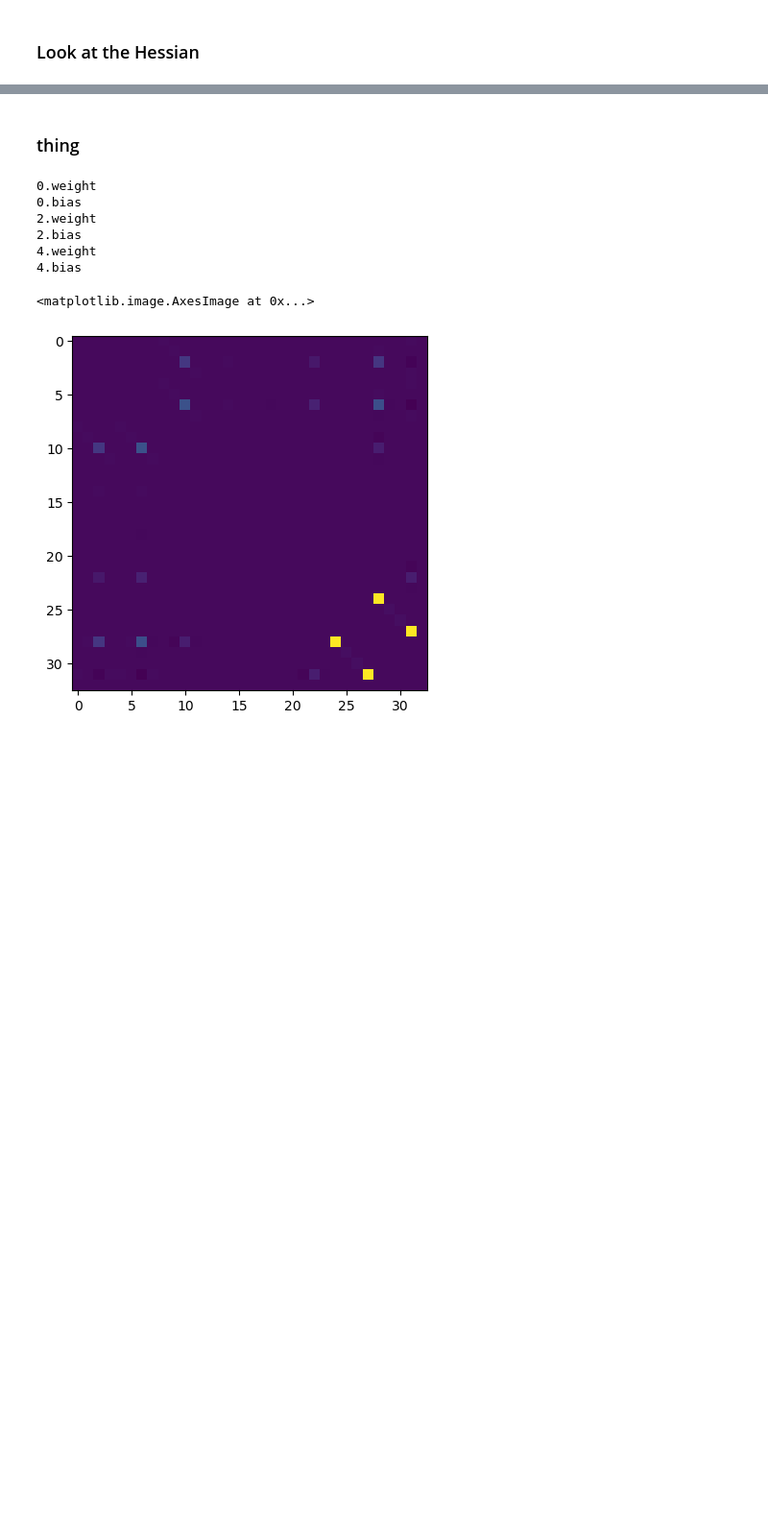
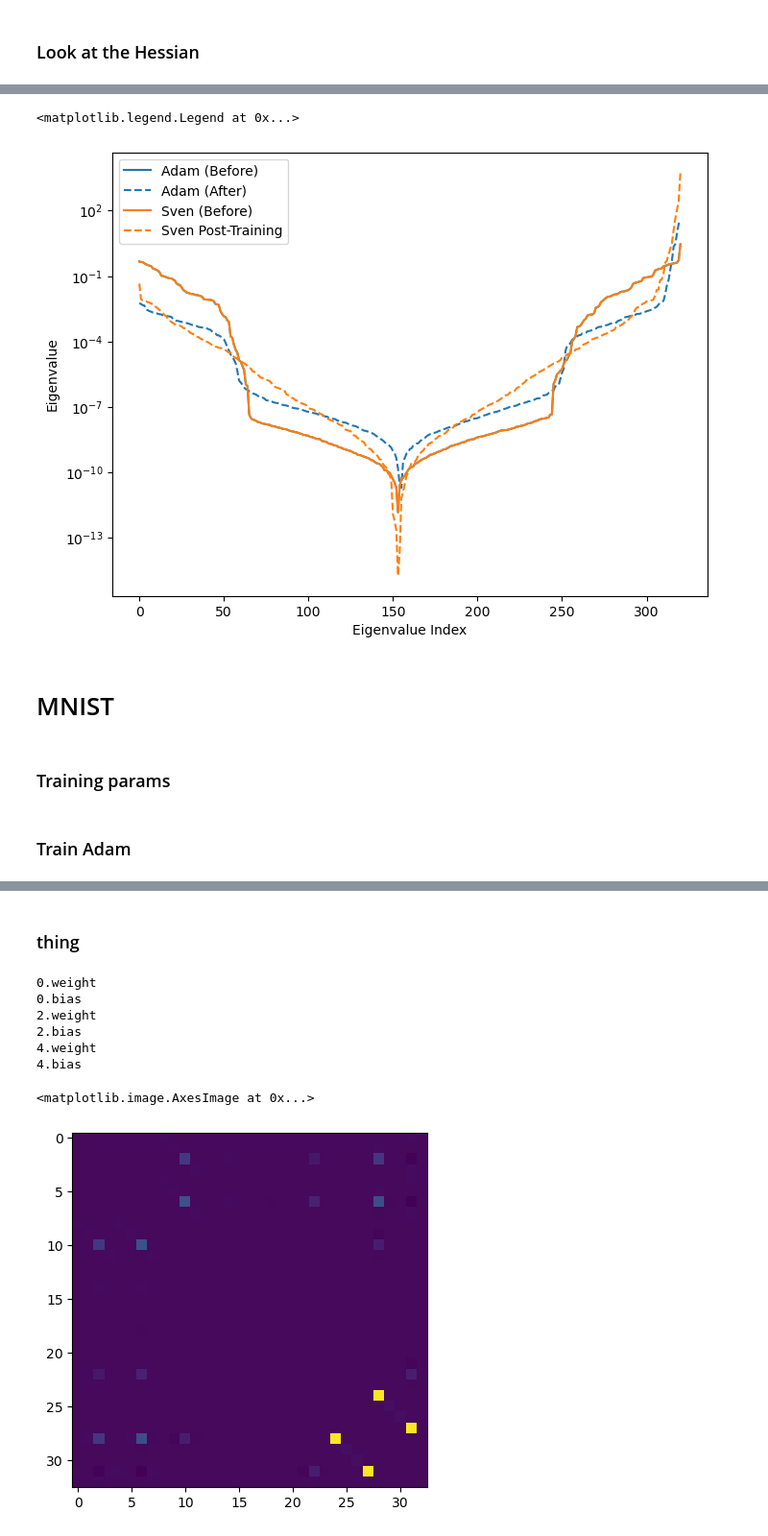
Before and after one commit to sambt/sven-experiments, a Jupyter notebook: notebooks_new/linear_model_hessian.ipynb, the cells around one changed output, grey strips where cells are left out. Shown at 96% size. Drawn from its saved outputs; the diff is of its cells as text; code cells hidden in the pictures; blank space fills up the shorter version.

```diff
--- a/notebooks_new/linear_model_hessian.ipynb
+++ b/notebooks_new/linear_model_hessian.ipynb
@@ -208,0 +289,15 @@ plt.xscale('log')
+# %%
+plt.figure(figsize=(8,6))
+plt.plot(np.abs(eigs_pre.numpy()), label='Adam (Before)',color='C0')
+plt.plot(np.abs(eigs_post.numpy()), label='Adam (After)',color='C0',linestyle='--')
+plt.plot(np.abs(eigs_pre_sven.numpy()), label='Sven (Before)',color='C1')
+plt.plot(np.abs(eigs_post_sven.numpy()), label='Sven Post-Training',color='C1',linestyle='--')
+plt.xlabel("Eigenvalue Index")
+plt.ylabel("Eigenvalue")
+plt.yscale('log')
+plt.legend()
+# %% [output]
+<matplotlib.legend.Legend at 0x...>
+[figure, added]
+# %% [markdown]
+# MNIST
@@ -208,0 +322,2 @@ plt.xscale('log')
+# %% [markdown]
+### Training params
@@ -208,0 +328,2 @@ plt.xscale('log')
+# %% [markdown]
+### Train Adam
```
Also changed, not shown: parts of 47 cells of this notebook.
